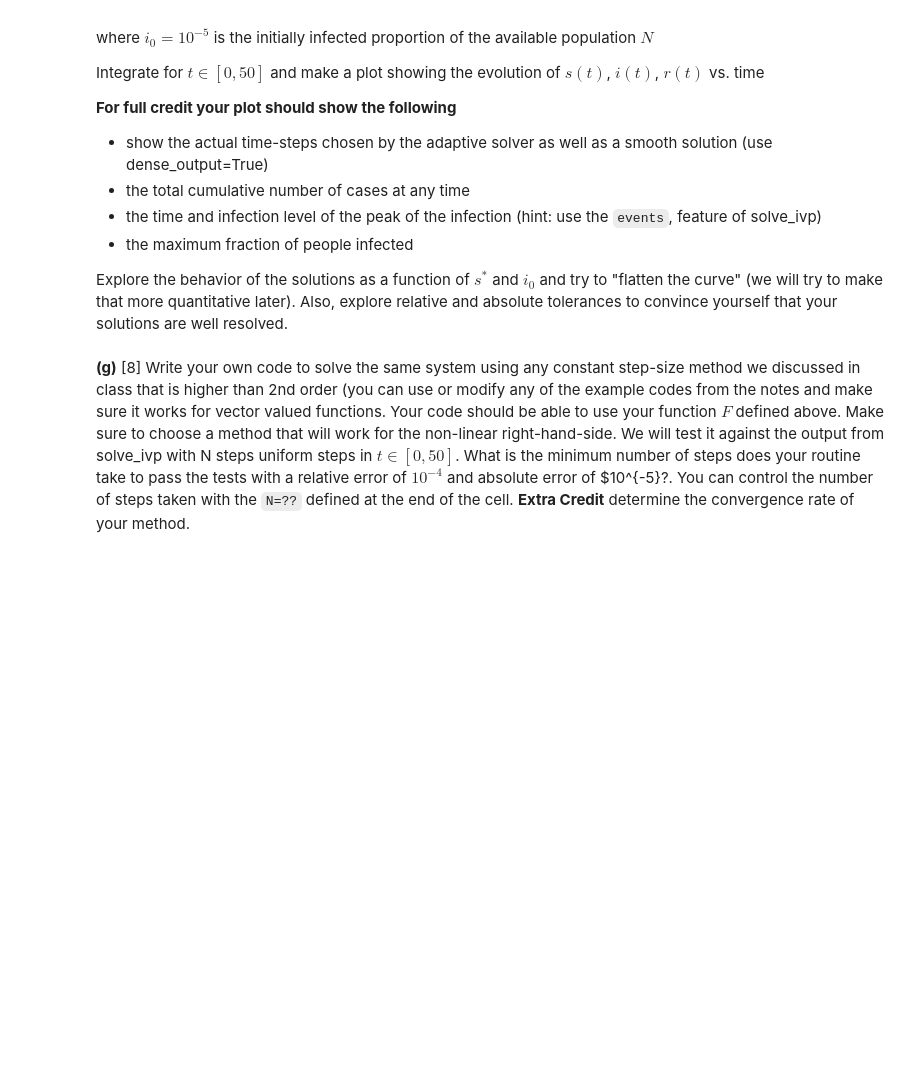
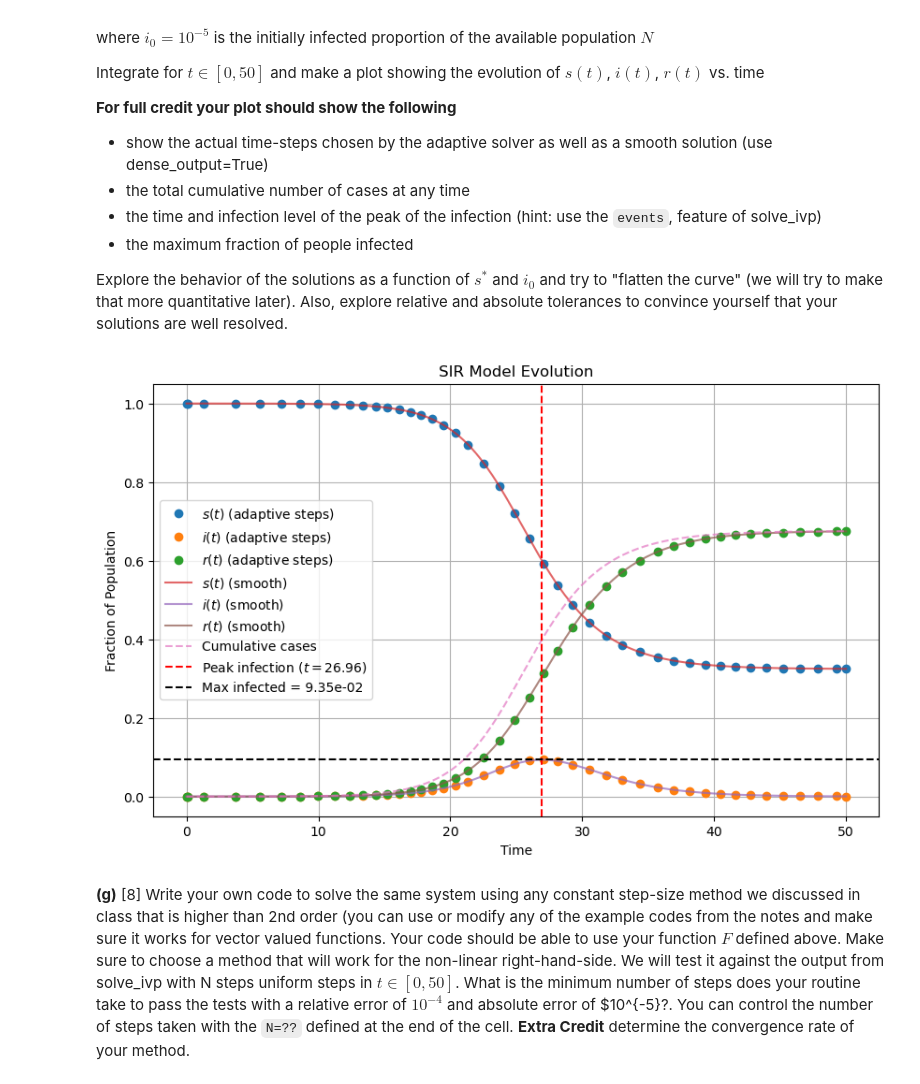
Before and after one commit to ArminNouri/intro-numerical-methods, a Jupyter notebook: hw5/HW5_ODE.ipynb, the cells around one changed output. Saved outputs shown, nothing was run; the diff lists cells and outputs as text; code cells hidden in the pictures; blank space fills up the shorter version.

```diff
--- a/hw5/HW5_ODE.ipynb
+++ b/hw5/HW5_ODE.ipynb
@@ -338,3 +348,79 @@ raise NotImplementedError()
+# %%
+from functools import partial
+
+# Define the event for the peak of infection (where di/dt = 0)
+def peak_infection(t, u, s_star):
+    return (u[0] - s_star) * u[1]  # di/dt = 0 at the peak
+
+# Use functools.partial to pass s_star to the event function
+wrapped_peak_infection = partial(peak_infection, s_star=s_star)
+wrapped_peak_infection.terminal = False  # Event should not stop integration
+wrapped_peak_infection.direction = 0     # Detect both increasing and decreasing
+
+# Parameters
+s_star = 0.6
+i_0 = 1e-5
+u_0 = numpy.array([1 - i_0, i_0, 0])  # Initial condition [s, i, r]
+t_span = [0, 50]  # Integration time
+t_eval = numpy.linspace(t_span[0], t_span[1], 500)  # Time points for smooth solution
+
+# Solve the system
+sol = solve_ivp(
+    lambda t, u: F(t, u, s_star),  # Pass s_star directly in the lambda for F
+    t_span,
+    u_0,
+    method='RK45',
+    dense_output=True,
+    events=wrapped_peak_infection,  # Use the wrapped event function
+    atol=1e-8,
+    rtol=1e-6
+)
+
+# Extract the dense solution
+t_dense = numpy.linspace(t_span[0], t_span[1], 1000)
+u_dense = sol.sol(t_dense)
+
+# Compute cumulative cases (r(t) + i(t))
+cumulative_cases = u_dense[2] + u_dense[1]
+
+# Extract peak information
+if sol.t_events[0].size > 0:
+    t_peak = sol.t_events[0][0]
+    max_infected_fraction = sol.y_events[0][0, 1]
+else:
+    t_peak = None
+    max_infected_fraction = None
+
+# Plot the results
+plt.figure(figsize=(10, 6))
+
+# Plot the actual time steps
+plt.plot(sol.t, sol.y[0], 'o', label='$s(t)$ (adaptive steps)')
+plt.plot(sol.t, sol.y[1], 'o', label='$i(t)$ (adaptive steps)')
+plt.plot(sol.t, sol.y[2], 'o', label='$r(t)$ (adaptive steps)')
+
+# Plot the smooth solution
+plt.plot(t_dense, u_dense[0], '-', label='$s(t)$ (smooth)', alpha=0.7)
+plt.plot(t_dense, u_dense[1], '-', label='$i(t)$ (smooth)', alpha=0.7)
+plt.plot(t_dense, u_dense[2], '-', label='$r(t)$ (smooth)', alpha=0.7)
+
+# Plot cumulative cases
+plt.plot(t_dense, cumulative_cases, '--', label='Cumulative cases', alpha=0.7)
+
+# Mark the peak infection level
+if t_peak is not None:
+    plt.axvline(t_peak, color='r', linestyle='--', label=f'Peak infection ($t={t_peak:.2f}$)')
+    plt.axhline(max_infected_fraction, color='k', linestyle='--', label=f'Max infected = {max_infected_fraction:.2e}')
+
+# Labels and legend
+plt.title("SIR Model Evolution")
+plt.xlabel("Time")
+plt.ylabel("Fraction of Population")
+plt.legend()
+plt.grid(True)
+plt.show()
+# %% [output]
+[figure, added]
 # %% [markdown]
 **(g)** [8] Write your own code to solve the same system using any constant step-size method we discussed in class that is higher than 2nd order (you can use or modify any of the example codes from the notes and make sure it works for vector valued functions.   Your code should be able to use your function $F$ defined above. Make sure to choose a method that will work for the non-linear right-hand-side. We will test it against the output from solve_ivp with N steps uniform steps in $t\in[0,50]$.  What is the minimum number of steps does your routine take to pass the tests with a relative error of $10^{-4}$ and absolute error of $10^{-5}?.  You can control the number of steps taken with the `N=??` defined at the end of the cell.  **Extra Credit** determine the convergence rate of your method.
 # %%
```
Also changed, not shown: parts of 9 cells of this notebook.
